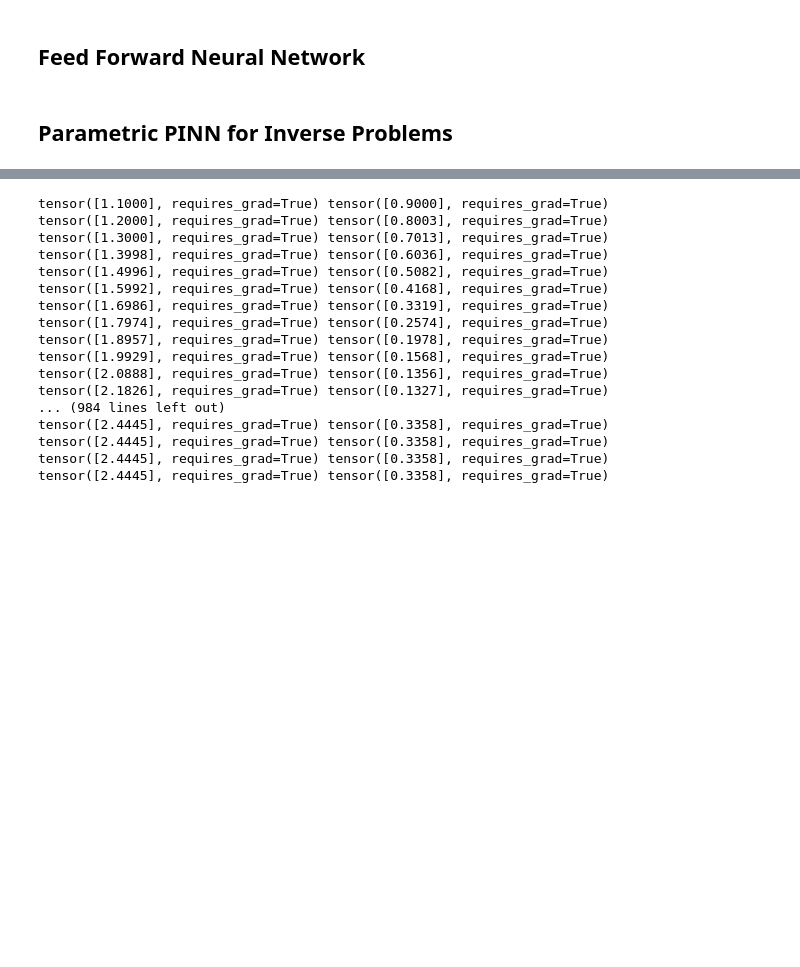
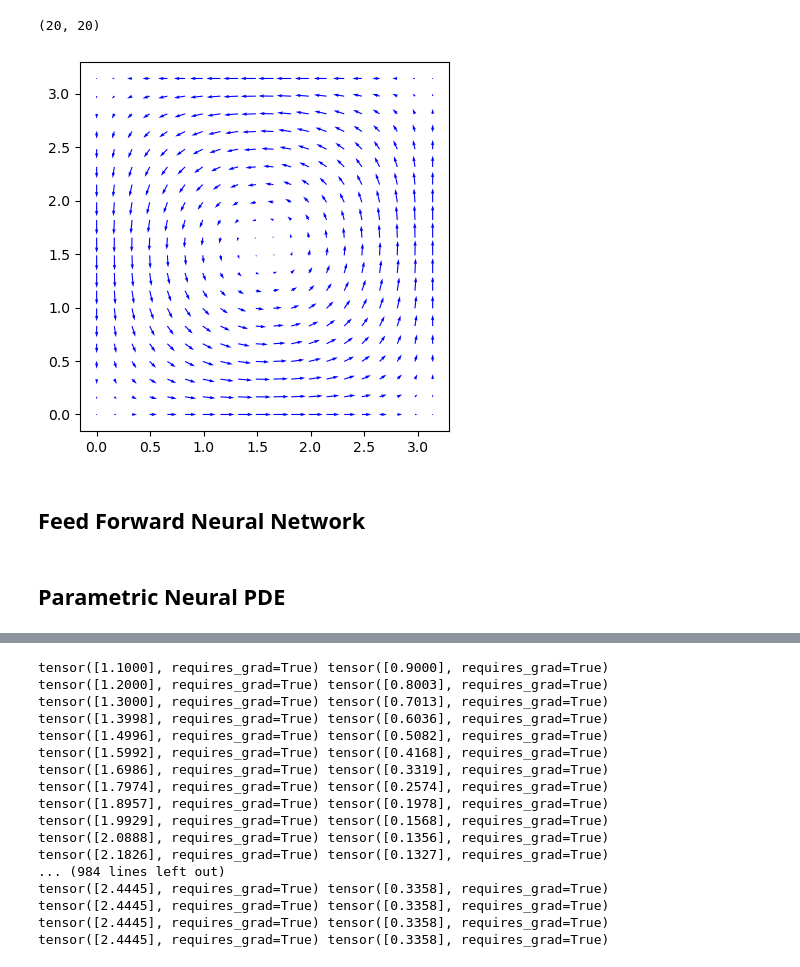
Before and after one commit to ChristianJzB/Projects, a Jupyter notebook: Physics _Informed_NN/GaLA/18_ Taylo_Green_Vortex.ipynb, the cells around one changed output, grey strips where cells are left out. Cells and saved outputs as stored; diff of their text form; code cells hidden in the pictures; blank space fills up the shorter version.

```diff
--- a/Physics _Informed_NN/GaLA/18_ Taylo_Green_Vortex.ipynb
+++ b/Physics _Informed_NN/GaLA/18_ Taylo_Green_Vortex.ipynb
@@ -37,3 +52,25 @@ $$u(x,0) = -sin( \pi x),  u(-1,t)=u(1,t)=0$$
+# %%
+def exact_sol(x,y,t,nu):
+    u = np.sin(x)*np.cos(y)*np.exp(-2*nu*t)
+    v = -np.cos(x)*np.sin(y)*np.exp(-2*nu*t)
+    return u, v
+# %%
+x = np.linspace(0,1,20)*np.pi
+y = np.linspace(0,1,20)*np.pi
+t = np.linspace(0,1,10)
+nu = 1/1600
+
+xx, yy = np.meshgrid(x, y)
+
+u,v = exact_sol(xx,yy,t[5],nu)
+
+plt.quiver(x, y, u, v, color='blue')
+
+plt.axis('scaled')
+plt.show()
+# %% [output]
+(20, 20)
+[figure, added]
 # %% [markdown]
 ## Feed Forward Neural Network
 # %%
@@ -65,5 +102,3 @@ class DNN(torch.nn.Module):
     def forward(self, x):
         out = self.layers(x)
         return out
-# %% [markdown]
-## Parametric PINN for Inverse Problems
@@ -103,0 +105,2 @@ def right_bc(self,data_rbc):
+# %% [markdown]
+## Parametric Neural PDE
```
Also changed, not shown: parts of 15 cells of this notebook.
